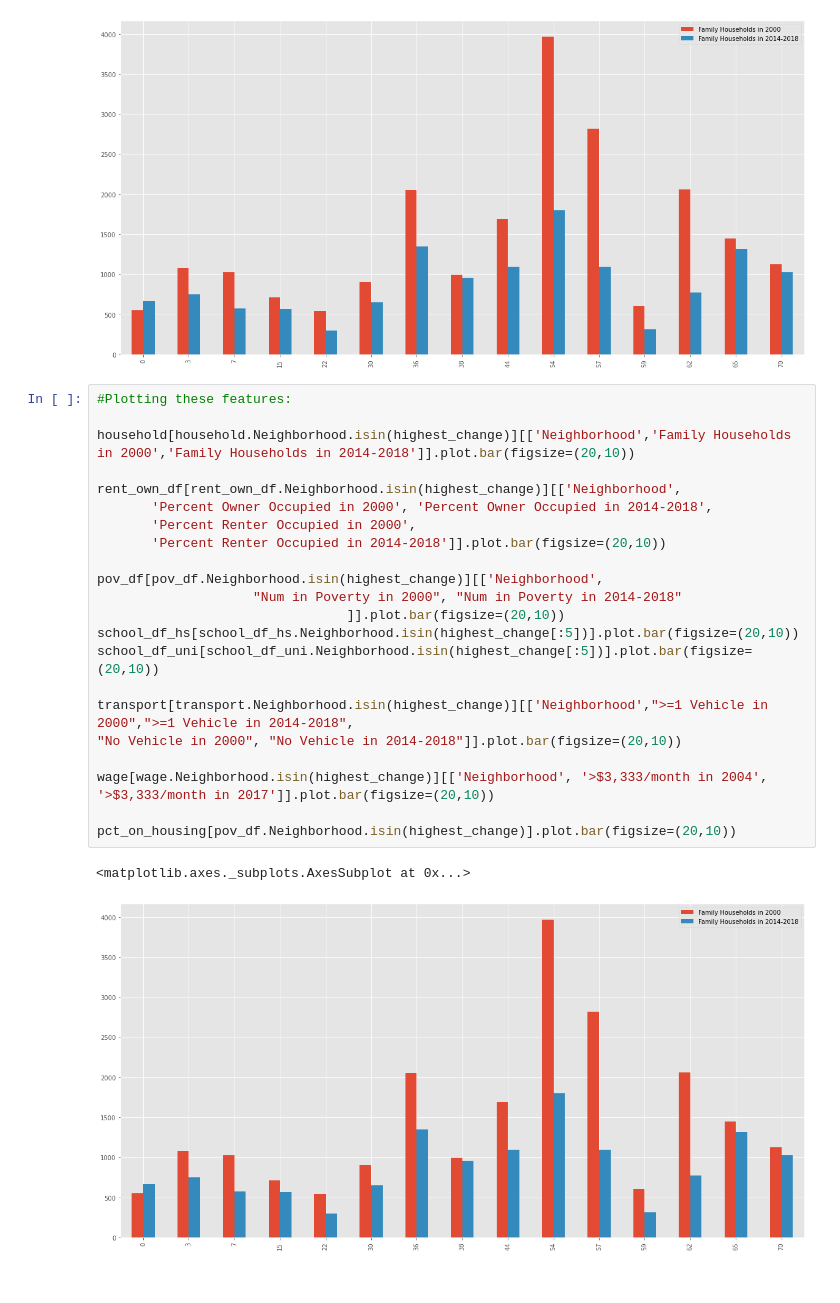
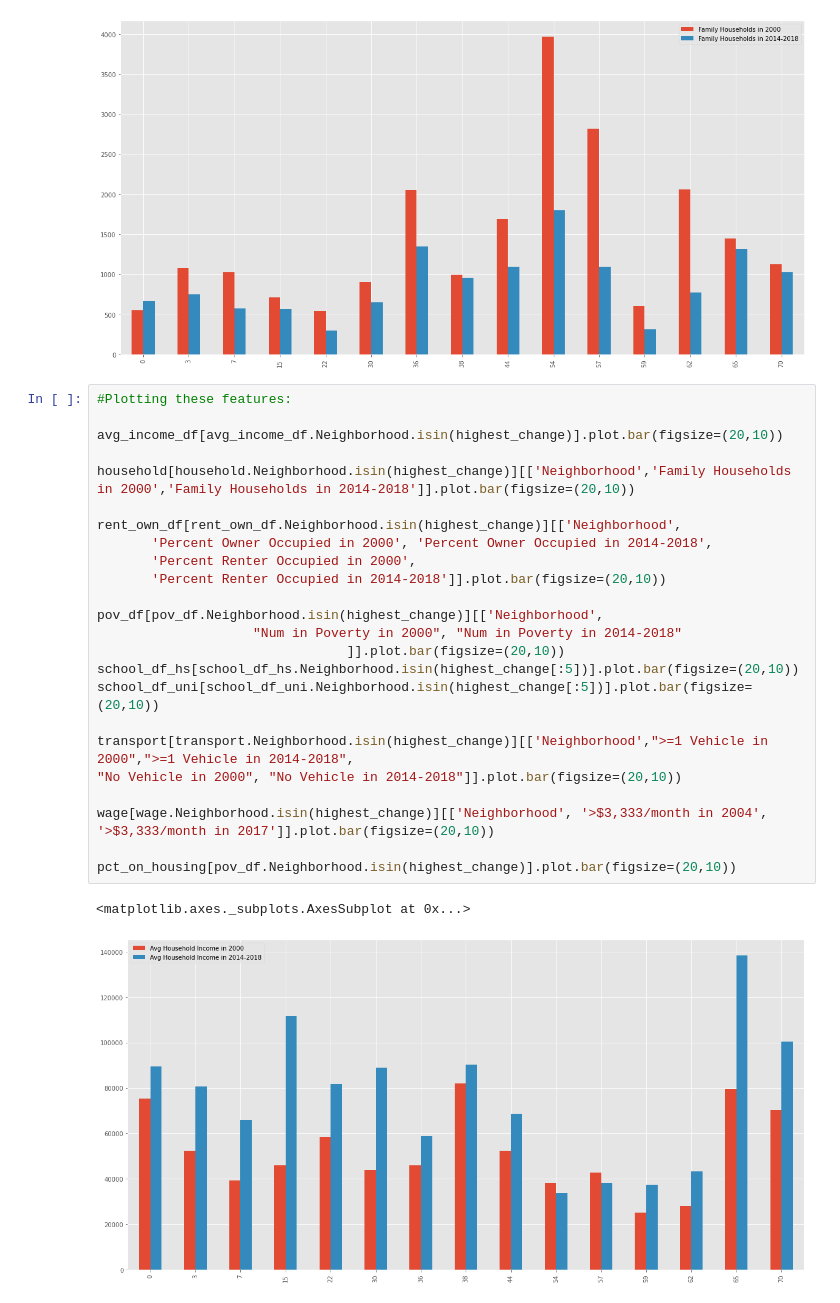
Before and after one commit to leosimanonok/DataScienceFinalTutorial, a Jupyter notebook: Leah.ipynb, the cells around one changed output. Cells and saved outputs as stored; diff of their text form.

```diff
--- a/Leah.ipynb
+++ b/Leah.ipynb
@@ -914,26 +914,28 @@ pct_on_housing.dropna(inplace=True)
 [figure]
 # %%
 #Plotting these features:
+
+avg_income_df[avg_income_df.Neighborhood.isin(highest_change)].plot.bar(figsize=(20,10))
 
 household[household.Neighborhood.isin(highest_change)][['Neighborhood','Family Households in 2000','Family Households in 2014-2018']].plot.bar(figsize=(20,10))
 
 rent_own_df[rent_own_df.Neighborhood.isin(highest_change)][['Neighborhood',
        'Percent Owner Occupied in 2000', 'Percent Owner Occupied in 2014-2018',
        'Percent Renter Occupied in 2000',
        'Percent Renter Occupied in 2014-2018']].plot.bar(figsize=(20,10))
 
 pov_df[pov_df.Neighborhood.isin(highest_change)][['Neighborhood',
                     "Num in Poverty in 2000", "Num in Poverty in 2014-2018"
                                 ]].plot.bar(figsize=(20,10))
 school_df_hs[school_df_hs.Neighborhood.isin(highest_change[:5])].plot.bar(figsize=(20,10))
 school_df_uni[school_df_uni.Neighborhood.isin(highest_change[:5])].plot.bar(figsize=(20,10))
 
 transport[transport.Neighborhood.isin(highest_change)][['Neighborhood',">=1 Vehicle in 2000",">=1 Vehicle in 2014-2018",
 "No Vehicle in 2000", "No Vehicle in 2014-2018"]].plot.bar(figsize=(20,10))
 
 wage[wage.Neighborhood.isin(highest_change)][['Neighborhood', '>$3,333/month in 2004', '>$3,333/month in 2017']].plot.bar(figsize=(20,10))
 
 pct_on_housing[pov_df.Neighborhood.isin(highest_change)].plot.bar(figsize=(20,10))
 # %% [output]
 <matplotlib.axes._subplots.AxesSubplot at 0x...>
-[figure, old version]
+[figure, new version]
```
Also changed, not shown: parts of 4 cells of this notebook, 1 other file.
